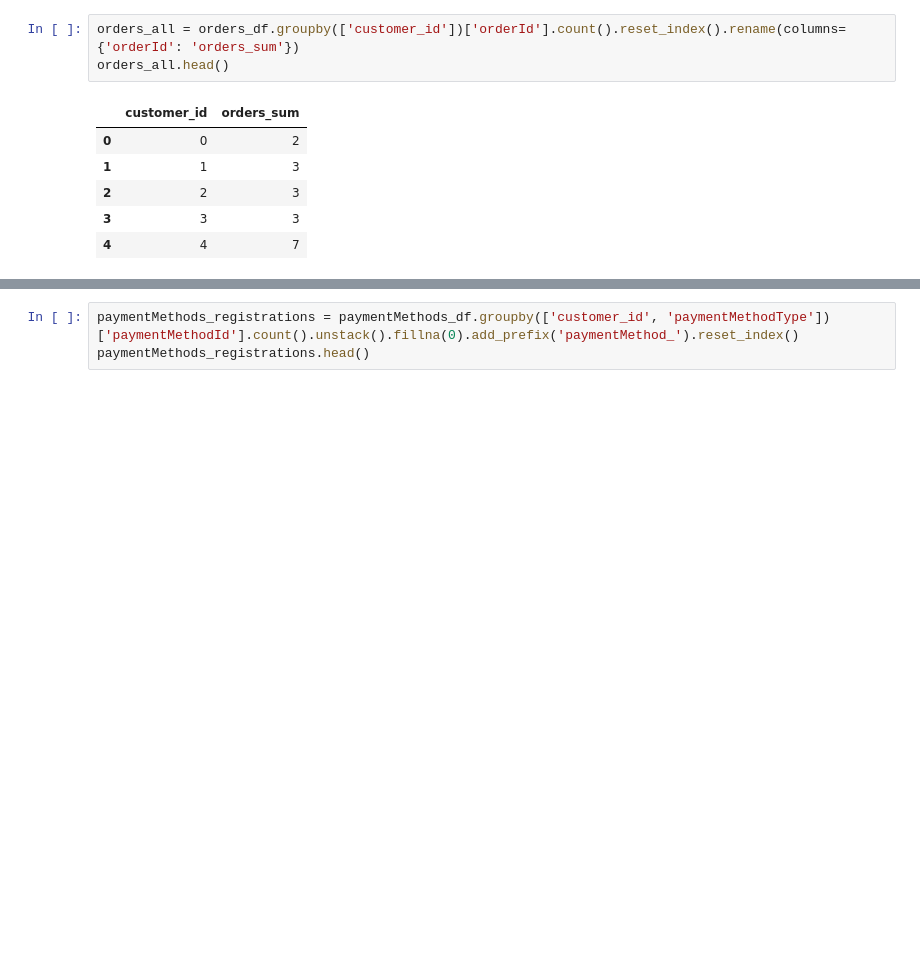
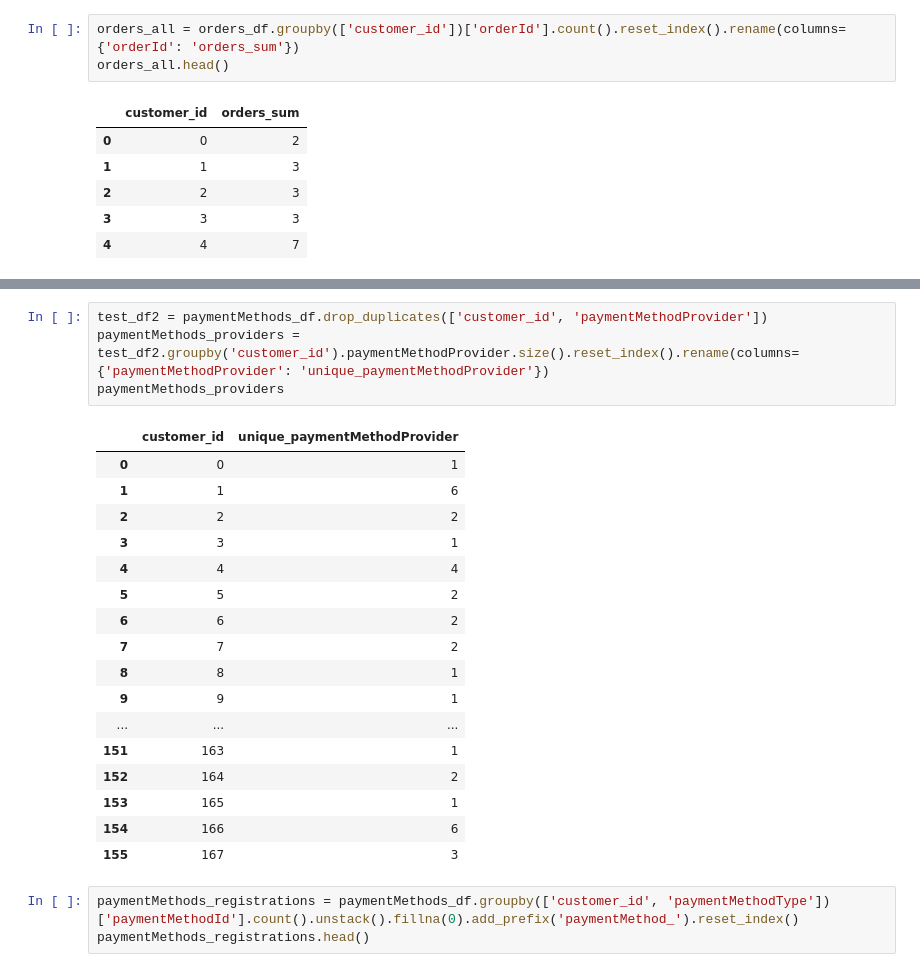
Before and after one commit to azawalich/unravelin-code-test-data-science, a Jupyter notebook: zadanie.ipynb, the cells around one changed output, grey strips where cells are left out. Cells and saved outputs as stored; diff of their text form; blank space fills up the shorter version.

```diff
--- a/zadanie.ipynb
+++ b/zadanie.ipynb
@@ -254,3 +271,25 @@ orders_all.head()
+# %%
+test_df2 = paymentMethods_df.drop_duplicates(['customer_id', 'paymentMethodProvider'])
+paymentMethods_providers = test_df2.groupby('customer_id').paymentMethodProvider.size().reset_index().rename(columns={'paymentMethodProvider': 'unique_paymentMethodProvider'})
+paymentMethods_providers
+# %% [output]
+|  | customer_id | unique_paymentMethodProvider |
+| 0 | 0 | 1 |
+| 1 | 1 | 6 |
+| 2 | 2 | 2 |
+| 3 | 3 | 1 |
+| 4 | 4 | 4 |
+| 5 | 5 | 2 |
+| 6 | 6 | 2 |
+| 7 | 7 | 2 |
+| 8 | 8 | 1 |
+| 9 | 9 | 1 |
+| ... | ... | ... |
+| 151 | 163 | 1 |
+| 152 | 164 | 2 |
+| 153 | 165 | 1 |
+| 154 | 166 | 6 |
+| 155 | 167 | 3 |
 # %%
 paymentMethods_registrations = paymentMethods_df.groupby(['customer_id', 'paymentMethodType'])['paymentMethodId'].count().unstack().fillna(0).add_prefix('paymentMethod_').reset_index()
 paymentMethods_registrations.head()
```
Also changed, not shown: parts of 12 cells of this notebook.
